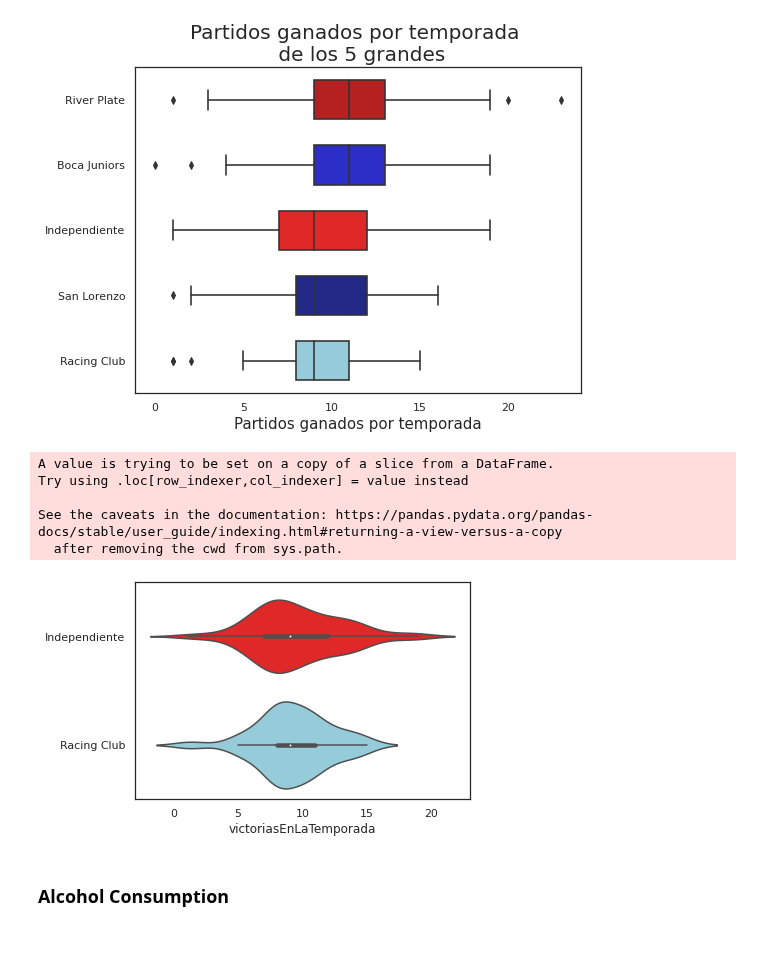
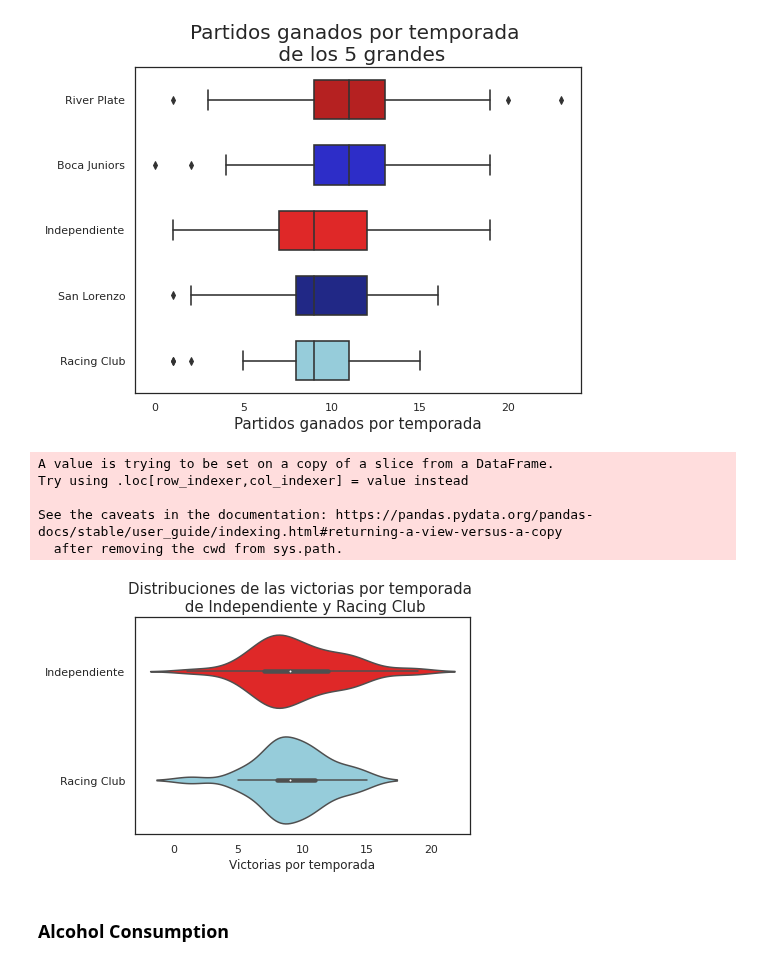
Before and after one commit to Nacho2904/orga_de_datos, a Jupyter notebook: tp_1.ipynb, the cells around one changed output. Drawn from its saved outputs; the diff is of its cells as text; code cells hidden in the pictures.

```diff
--- a/tp_1.ipynb
+++ b/tp_1.ipynb
@@ -1528,23 +1528,25 @@ plt.title("Partidos ganados por temporada \n de los 5 grandes", fontsize = 20);
 # %%
 df_victorias_de_racing_independiente_por_temporada = df_victorias_de_grandes_por_temporada[
     df_victorias_de_grandes_por_temporada["Equipo"].isin(["Independiente", "Racing Club"])]
 df_victorias_de_racing_independiente_por_temporada["victoriasEnLaTemporada"] = \
   df_victorias_de_racing_independiente_por_temporada["victoriasEnLaTemporada"].astype(np.int64)
 
 
 sns.violinplot(x = df_victorias_de_racing_independiente_por_temporada["victoriasEnLaTemporada"],
                y = df_victorias_de_racing_independiente_por_temporada["Equipo"],
                palette = ["#FD0A0A","#8BD3E5"],
                scale = "area")
 
-plt.ylabel("");
+plt.ylabel("")
+plt.xlabel("Victorias por temporada")
+plt.title("Distribuciones de las victorias por temporada \n de Independiente y Racing Club", fontsize = 15);
 # %% [output]
 A value is trying to be set on a copy of a slice from a DataFrame.
 Try using .loc[row_indexer,col_indexer] = value instead
 
 See the caveats in the documentation: https://pandas.pydata.org/pandas-docs/stable/user_guide/indexing.html#returning-a-view-versus-a-copy
   after removing the cwd from sys.path.
-[figure, old version]
+[figure, new version]
 # %% [markdown]
 ### Alcohol Consumption
 # %%
```
Also changed, not shown: parts of 2 cells of this notebook.
